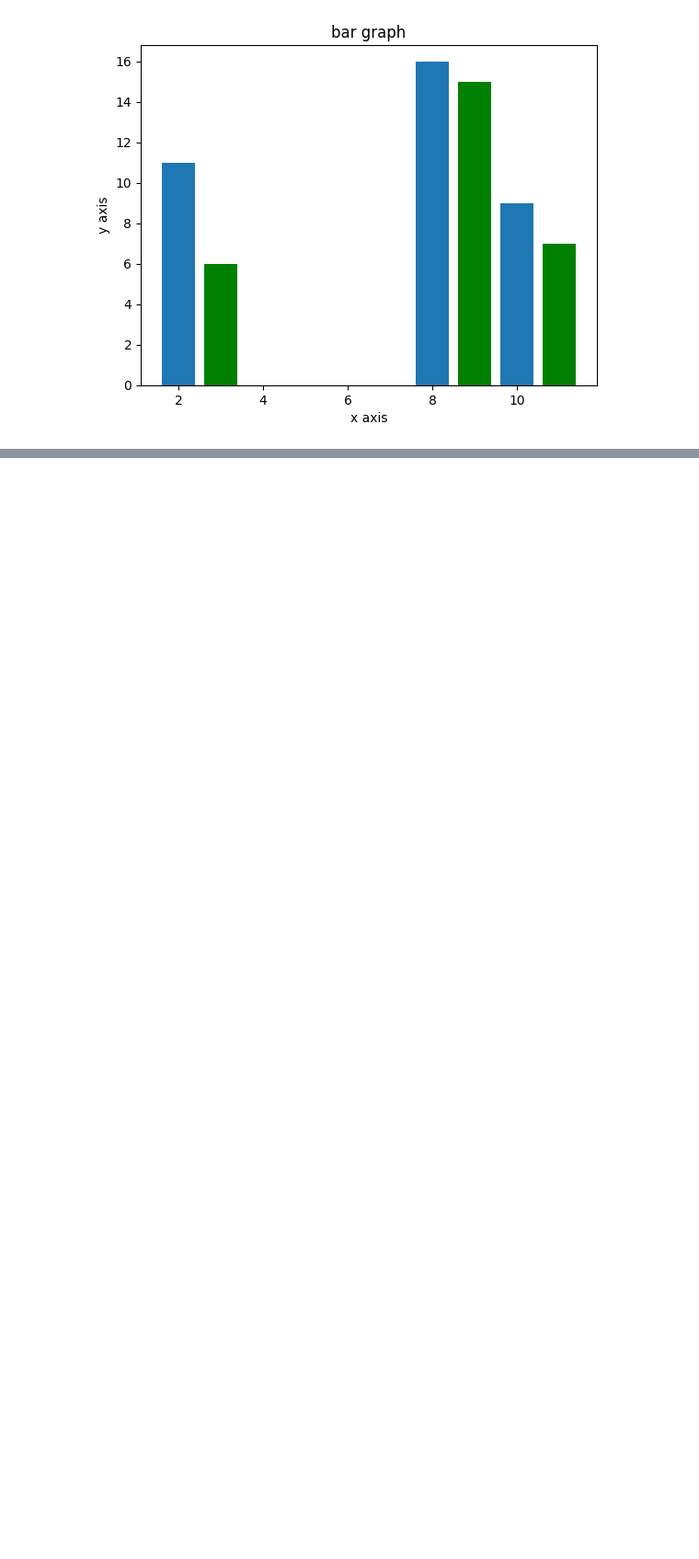
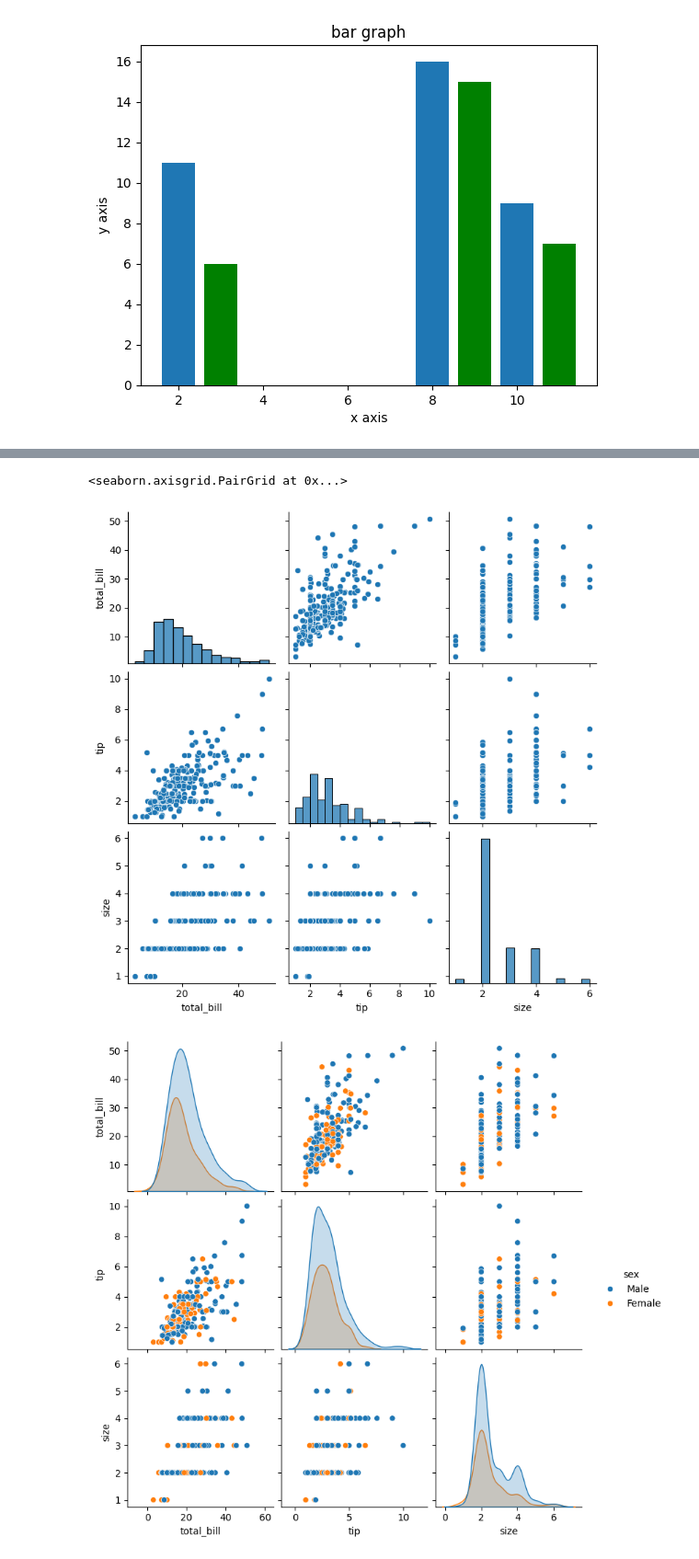
Before and after one commit to kamalesh465/google_colab, a Jupyter notebook: google_colab.ipynb, the cells around one changed output, grey strips where cells are left out. Shown at 92% size. Cells and saved outputs as stored; diff of their text form; code cells hidden in the pictures; blank space fills up the shorter version.

```diff
--- a/google_colab.ipynb
+++ b/google_colab.ipynb
@@ -40,0 +75,8 @@ plt.show()
+# %%
+## pair plot
+sns.pairplot(df)
+sns.pairplot(df , hue = 'sex')
+# %% [output]
+<seaborn.axisgrid.PairGrid at 0x...>
+[figure, added]
+[figure, added]
```
Also changed, not shown: parts of 10 cells of this notebook.
